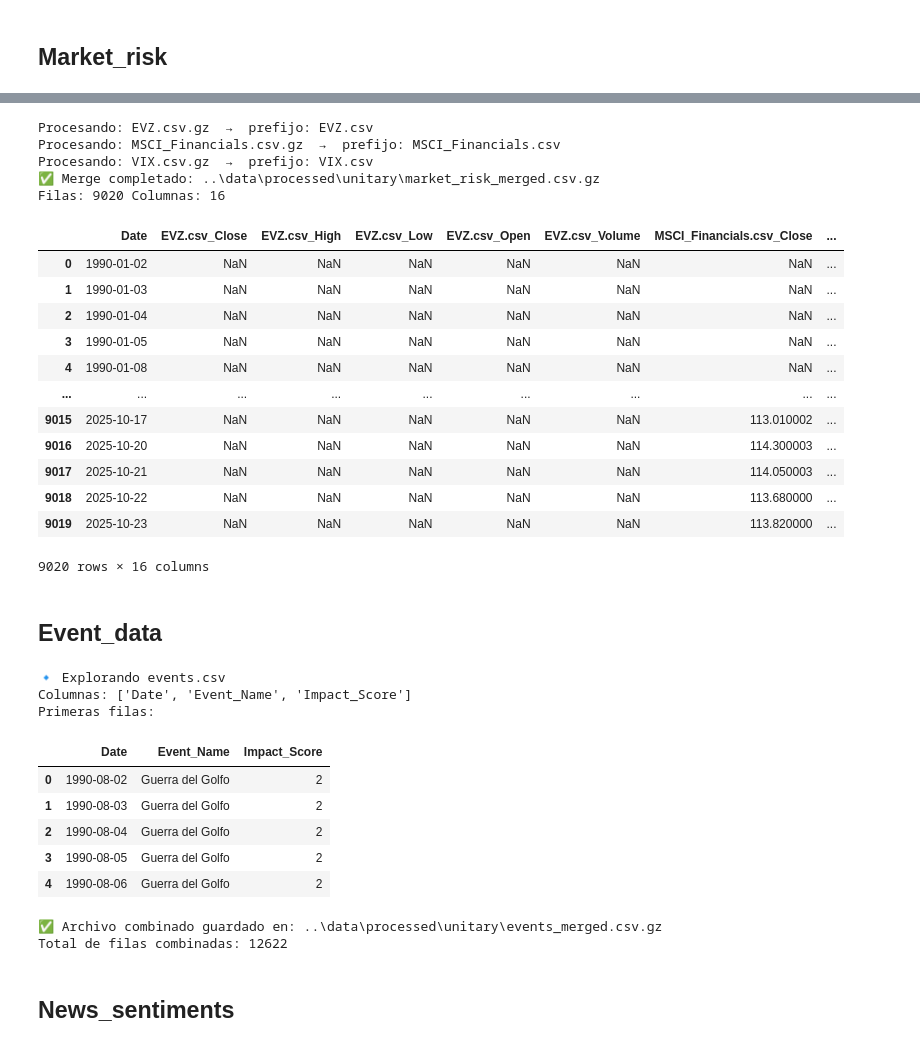
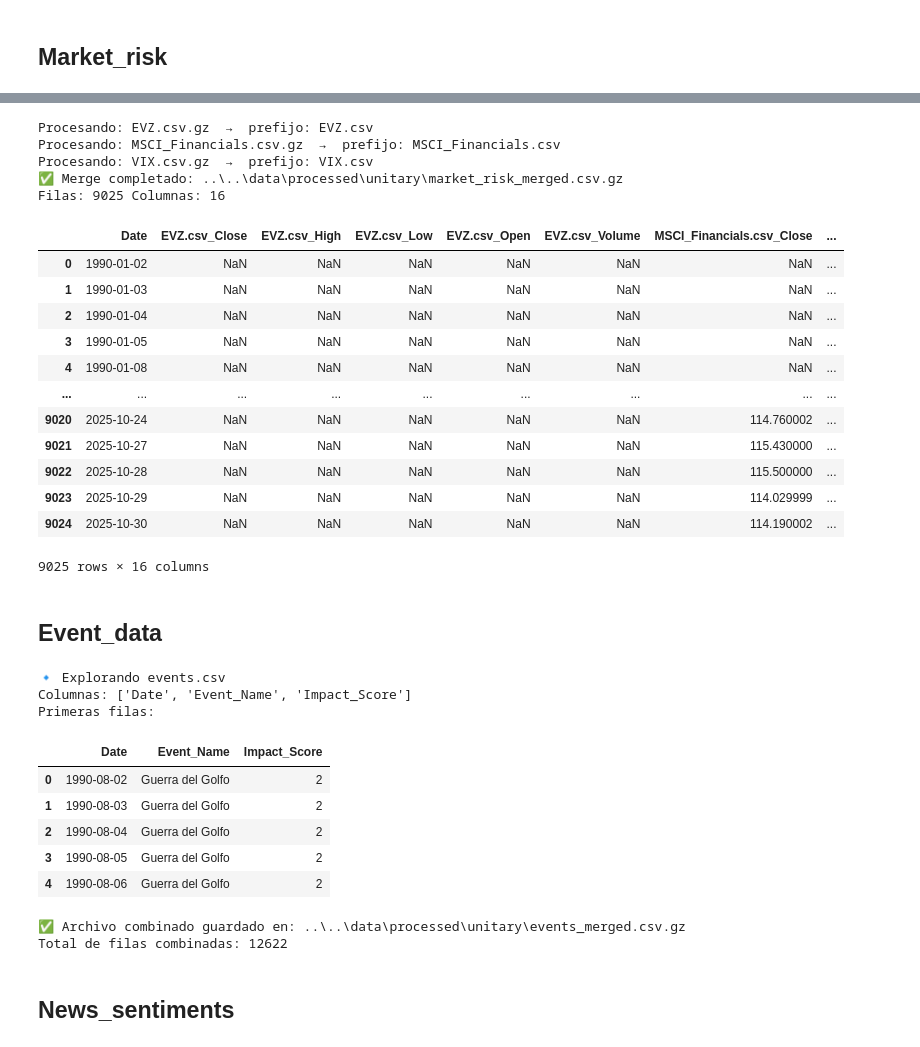
Before and after one commit to alejandromtnz/RNN-Prediccion_acciones, a Jupyter notebook: notebooks/data_clean/fase5.ipynb, the cells around one changed output, grey strips where cells are left out. Drawn from its saved outputs; the diff is of its cells as text; code cells hidden in the pictures.

Commit message:
fase 5 final

```diff
--- a/notebooks/data_clean/fase5.ipynb
+++ b/notebooks/data_clean/fase5.ipynb
@@ -395,14 +390,8 @@ Primeras filas:
 | 4 | 2000-09-01 | 5.004000186920166 | 5.034999847412109 | 4.985000133514404 | 5.034999847412109 | 1375 |
 ... (6 outputs left out)
 # %%
-# src/fase_5/commodity_data.py
-import pandas as pd
-from pathlib import Path
-import re
-import numpy as np
-
-RAW_DIR = Path("../data/raw/commodity_data/")
-OUT_FILE = Path("../data/processed/unitary/commodity_data_merged.csv.gz")
+RAW_DIR = Path("../../data/raw/commodity_data/")
+OUT_FILE = Path("../../data/processed/unitary/commodity_data_merged.csv.gz")
 OUT_FILE.parent.mkdir(parents=True, exist_ok=True)
 
 def clean_ticker(t):
@@ -661,14 +644,8 @@ Primeras filas:
 | 4 | 2003-12-03 | 13.741800308227539 | 13.753199577331543 | 13.559000015258789 | 13.725500106811523 | 0 |
 ... (4 outputs left out)
 # %%
-# src/fase_5/fx_data.py
-import pandas as pd
-from pathlib import Path
-import re
-import numpy as np
-
-RAW_DIR = Path("../data/raw/fx_data/")
-OUT_FILE = Path("../data/processed/unitary/fx_data_merged.csv.gz")
+RAW_DIR = Path("../../data/raw/fx_data/")
+OUT_FILE = Path("../../data/processed/unitary/fx_data_merged.csv.gz")
 OUT_FILE.parent.mkdir(parents=True, exist_ok=True)
 
 def clean_ticker(t):
@@ -921,11 +891,7 @@ KeyboardInterrupt:
 # %%
-import pandas as pd
-from pathlib import Path
-import re
-
 # Rutas
-RAW_DIR = Path(r"..\data\raw\macro_data")
-OUT_FILE = Path(r"..\data\processed\unitary\macro_data_merged.csv.gz")
+RAW_DIR = Path(r"..\..\data\raw\macro_data")
+OUT_FILE = Path(r"..\..\data\processed\unitary\macro_data_merged.csv.gz")
 OUT_FILE.parent.mkdir(parents=True, exist_ok=True)
 
 def clean_ticker(name):
@@ -1107,14 +1067,8 @@ Primeras filas:
 | 3 | 1990-01-03 | 18.190000534057617 | 18.190000534057617 | 18.190000534057617 | 18.190000534057617 | 0 |
 | 4 | 1990-01-04 | 19.219999313354492 | 19.219999313354492 | 19.219999313354492 | 19.219999313354492 | 0 |
 # %%
-# src/fase_5/commodity_data.py
-import pandas as pd
-from pathlib import Path
-import re
-import numpy as np
-
-RAW_DIR = Path("../data/raw/market_risk/")
-OUT_FILE = Path("../data/processed/unitary/market_risk_merged.csv.gz")
+RAW_DIR = Path("../../data/raw/market_risk/")
+OUT_FILE = Path("../../data/processed/unitary/market_risk_merged.csv.gz")
 OUT_FILE.parent.mkdir(parents=True, exist_ok=True)
 
 def clean_ticker(t):
@@ -1227,55 +1181,49 @@ def process_all(raw_dir):
             print(f"⚠️ Error procesando {fp.name}: {e}")
 
     if not frames:
         raise RuntimeError("No se han procesado archivos correctamente.")
 
     merged = frames[0]
     for f in frames[1:]:
         merged = pd.merge(merged, f, on="Date", how="outer", suffixes=("", "_dup"))
         merged = merged.loc[:, ~merged.columns.duplicated()]
 
     merged = merged.sort_values("Date").reset_index(drop=True)
     return merged
 
 if __name__ == "__main__":
     merged_df = process_all(RAW_DIR)
     merged_df.to_csv(OUT_FILE, index=False, compression="gzip")
     print("✅ Merge completado:", OUT_FILE)
     print("Filas:", len(merged_df), "Columnas:", len(merged_df.columns))
     display(merged_df)
 # %% [output]
 Procesando: EVZ.csv.gz  →  prefijo: EVZ.csv
 Procesando: MSCI_Financials.csv.gz  →  prefijo: MSCI_Financials.csv
 Procesando: VIX.csv.gz  →  prefijo: VIX.csv
-✅ Merge completado: ..\data\processed\unitary\market_risk_merged.csv.gz
-Filas: 9020 Columnas: 16
+✅ Merge completado: ..\..\data\processed\unitary\market_risk_merged.csv.gz
+Filas: 9025 Columnas: 16
 |  | Date | EVZ.csv_Close | EVZ.csv_High | EVZ.csv_Low | EVZ.csv_Open | EVZ.csv_Volume | MSCI_Financials.csv_Close | ... |
 | 0 | 1990-01-02 | NaN | NaN | NaN | NaN | NaN | NaN | ... |
 | 1 | 1990-01-03 | NaN | NaN | NaN | NaN | NaN | NaN | ... |
 | 2 | 1990-01-04 | NaN | NaN | NaN | NaN | NaN | NaN | ... |
 | 3 | 1990-01-05 | NaN | NaN | NaN | NaN | NaN | NaN | ... |
 | 4 | 1990-01-08 | NaN | NaN | NaN | NaN | NaN | NaN | ... |
 | ... | ... | ... | ... | ... | ... | ... | ... | ... |
-| 9015 | 2025-10-17 | NaN | NaN | NaN | NaN | NaN | 113.010002 | ... |
-| 9016 | 2025-10-20 | NaN | NaN | NaN | NaN | NaN | 114.300003 | ... |
-| 9017 | 2025-10-21 | NaN | NaN | NaN | NaN | NaN | 114.050003 | ... |
-| 9018 | 2025-10-22 | NaN | NaN | NaN | NaN | NaN | 113.680000 | ... |
-| 9019 | 2025-10-23 | NaN | NaN | NaN | NaN | NaN | 113.820000 | ... |
+| 9020 | 2025-10-24 | NaN | NaN | NaN | NaN | NaN | 114.760002 | ... |
+| 9021 | 2025-10-27 | NaN | NaN | NaN | NaN | NaN | 115.430000 | ... |
+| 9022 | 2025-10-28 | NaN | NaN | NaN | NaN | NaN | 115.500000 | ... |
+| 9023 | 2025-10-29 | NaN | NaN | NaN | NaN | NaN | 114.029999 | ... |
+| 9024 | 2025-10-30 | NaN | NaN | NaN | NaN | NaN | 114.190002 | ... |
-9020 rows × 16 columns
+9025 rows × 16 columns
 # %% [markdown]
 ## Event_data
 # %%
-# notebooks/00_explore_csvs.ipynb
-
-import pandas as pd
-from pathlib import Path
-from IPython.display import display
-
 # =============================
 # CONFIG
 # =============================
-RAW_PATH = Path("../data/raw/events_data/")
-PROCESSED_PATH = Path("../data/processed/unitary/")
+RAW_PATH = Path("../../data/raw/events_data/")
+PROCESSED_PATH = Path("../../data/processed/unitary/")
 PROCESSED_PATH.mkdir(parents=True, exist_ok=True)
 
 csv_files = list(RAW_PATH.glob("*.csv"))
@@ -1325,7 +1273,7 @@ Primeras filas:
 | 2 | 1990-08-04 | Guerra del Golfo | 2 |
 | 3 | 1990-08-05 | Guerra del Golfo | 2 |
 | 4 | 1990-08-06 | Guerra del Golfo | 2 |
-✅ Archivo combinado guardado en: ..\data\processed\unitary\events_merged.csv.gz
+✅ Archivo combinado guardado en: ..\..\data\processed\unitary\events_merged.csv.gz
 Total de filas combinadas: 12622
 # %% [markdown]
 ## News_sentiments
```
Also changed, not shown: parts of 14 cells of this notebook, 7 other files.
